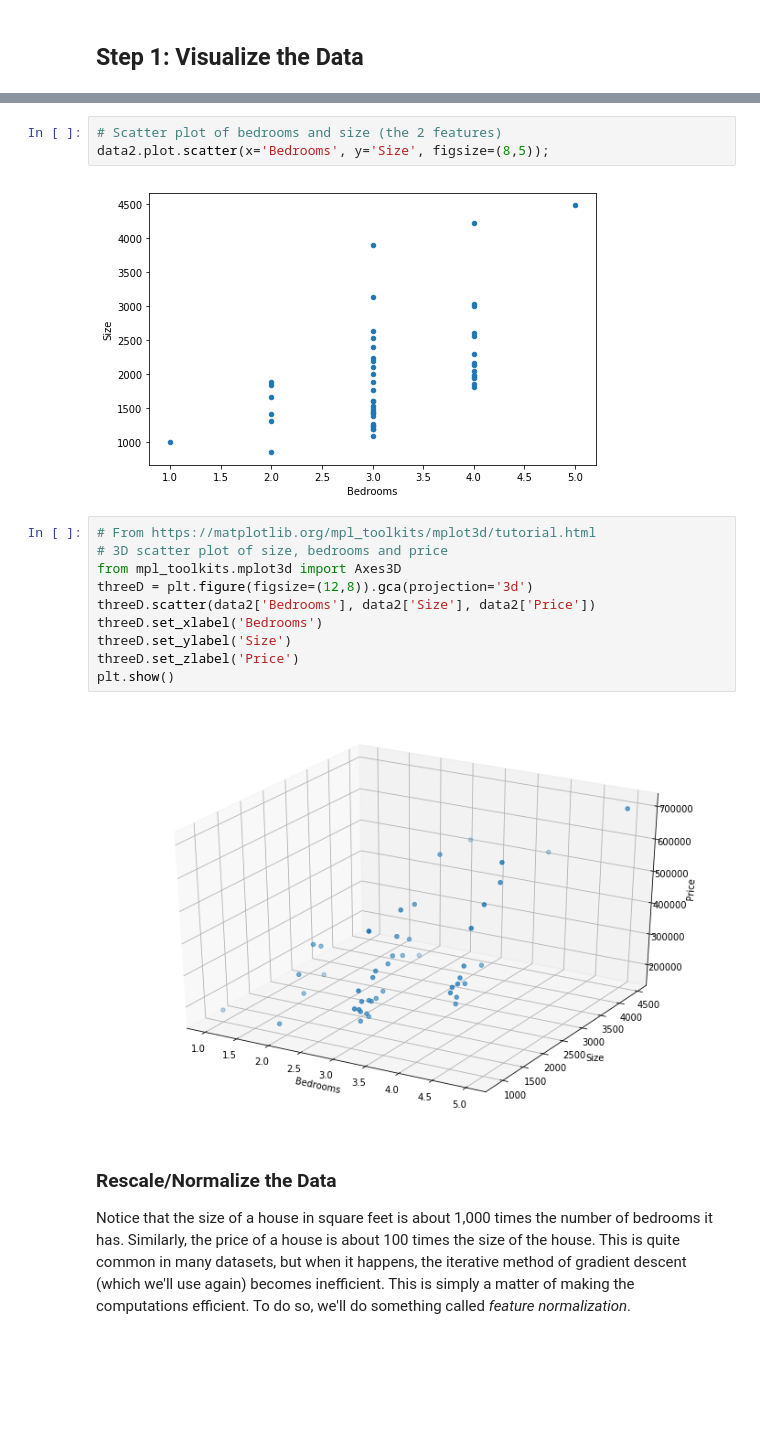
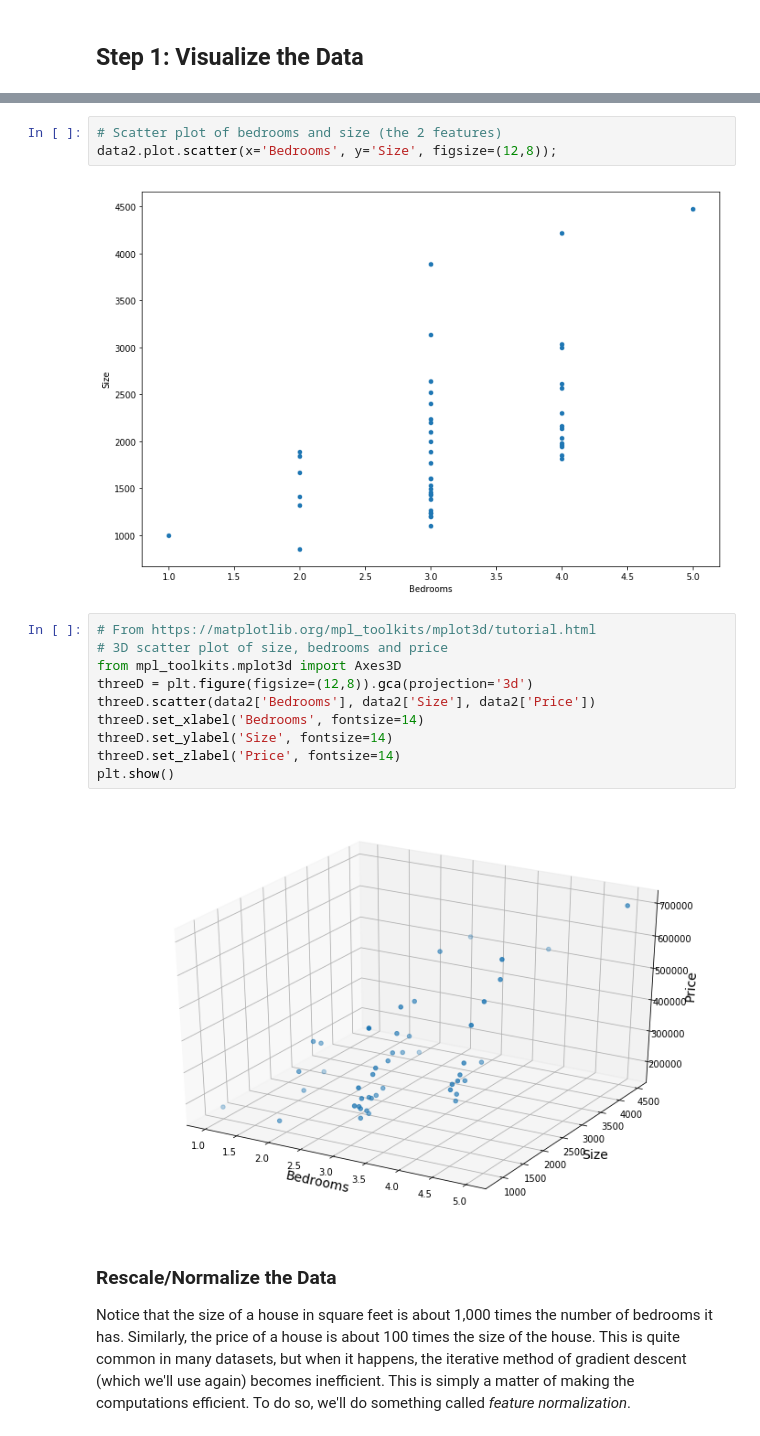
Before and after one commit to elizlajeunesse/MLCourse, a Jupyter notebook: Notebooks/Regression-With-Multiple-Features.ipynb, the cells around one changed output, grey strips where cells are left out. Saved outputs shown, nothing was run; the diff lists cells and outputs as text; blank space fills up the shorter version.

```diff
--- a/Notebooks/Regression-With-Multiple-Features.ipynb
+++ b/Notebooks/Regression-With-Multiple-Features.ipynb
@@ -84,20 +84,20 @@ data2.plot.scatter(x='Bedrooms', y='Price', figsize=(8,5));
 # %%
 # Scatter plot of bedrooms and size (the 2 features)
-data2.plot.scatter(x='Bedrooms', y='Size', figsize=(8,5));
+data2.plot.scatter(x='Bedrooms', y='Size', figsize=(12,8));
 # %% [output]
-[figure, old version]
+[figure, new version]
 # %%
 # From https://matplotlib.org/mpl_toolkits/mplot3d/tutorial.html
 # 3D scatter plot of size, bedrooms and price
 from mpl_toolkits.mplot3d import Axes3D
 threeD = plt.figure(figsize=(12,8)).gca(projection='3d')
 threeD.scatter(data2['Bedrooms'], data2['Size'], data2['Price'])
-threeD.set_xlabel('Bedrooms')
-threeD.set_ylabel('Size')
-threeD.set_zlabel('Price')
+threeD.set_xlabel('Bedrooms', fontsize=14)
+threeD.set_ylabel('Size', fontsize=14)
+threeD.set_zlabel('Price', fontsize=14)
 plt.show()
 # %% [output]
-[figure, old version]
+[figure, new version]
 # %% [markdown]
 ### Rescale/Normalize the Data
 Notice that the size of a house in square feet is about 1,000 times the number of bedrooms it has. Similarly, the price of a house is about 100 times the size of the house. This is quite common in many datasets, but when it happens, the iterative method of gradient descent (which we'll use again) becomes inefficient. This is simply a matter of making the computations efficient. To do so, we'll do something called *feature normalization*.
```
Also changed, not shown: parts of 15 cells of this notebook, 29 other files.
